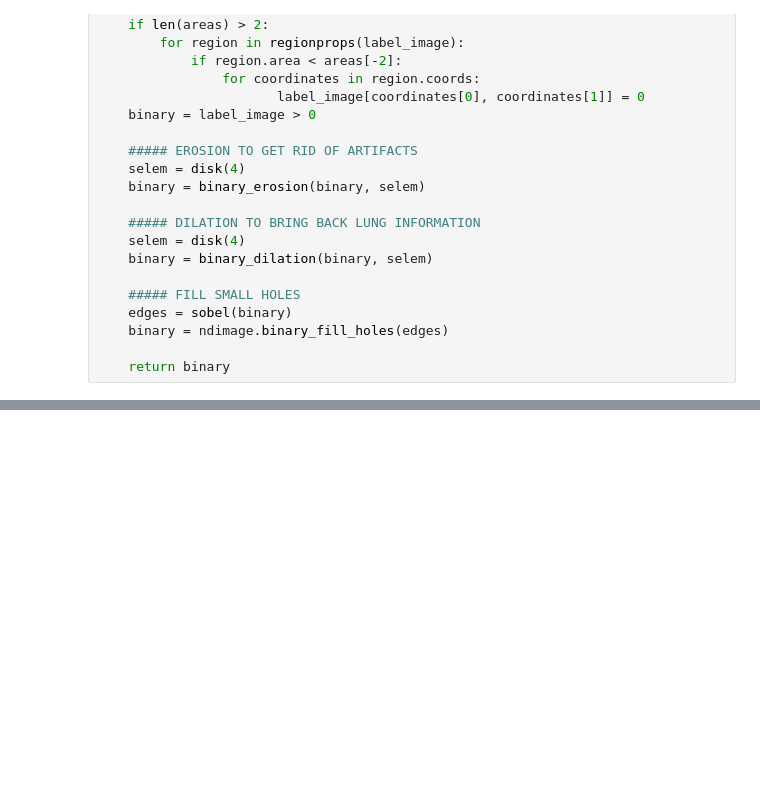
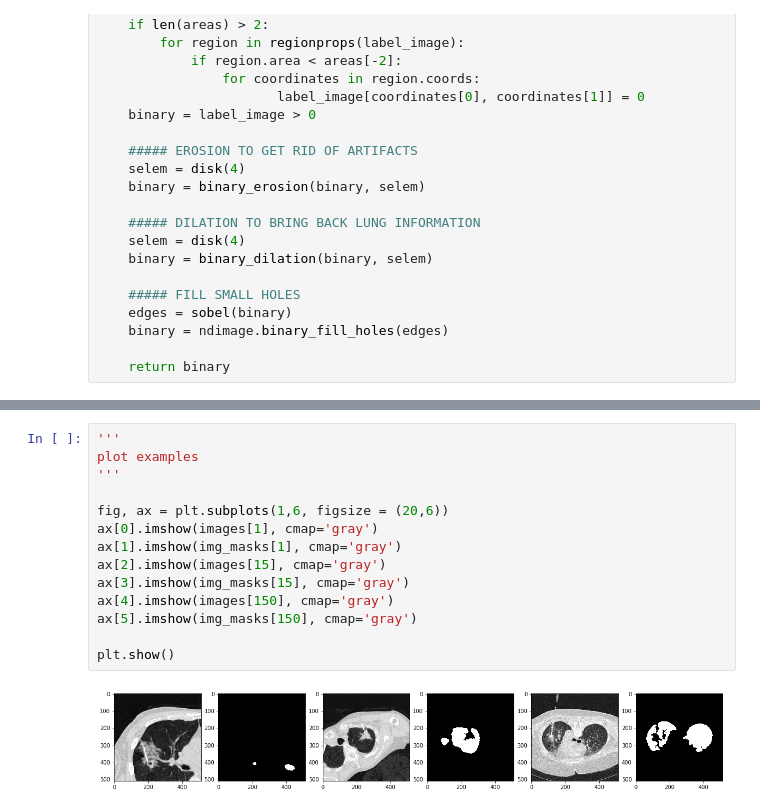
Before and after one commit to aogarlid/bioeng223b, a Jupyter notebook: book_lung-preprocessing.ipynb, the cells around one changed output, grey strips where cells are left out. Cells and saved outputs as stored; diff of their text form; blank space fills up the shorter version.

```diff
--- a/book_lung-preprocessing.ipynb
+++ b/book_lung-preprocessing.ipynb
@@ -111,0 +122,16 @@ imshow(img_seg)
+# %%
+'''
+plot examples
+'''
+
+fig, ax = plt.subplots(1,6, figsize = (20,6))
+ax[0].imshow(images[1], cmap='gray')
+ax[1].imshow(img_masks[1], cmap='gray')
+ax[2].imshow(images[15], cmap='gray')
+ax[3].imshow(img_masks[15], cmap='gray')
+ax[4].imshow(images[150], cmap='gray')
+ax[5].imshow(img_masks[150], cmap='gray')
+
+plt.show()
+# %% [output]
+[figure, added]
```
Also changed, not shown: parts of 4 cells of this notebook.
